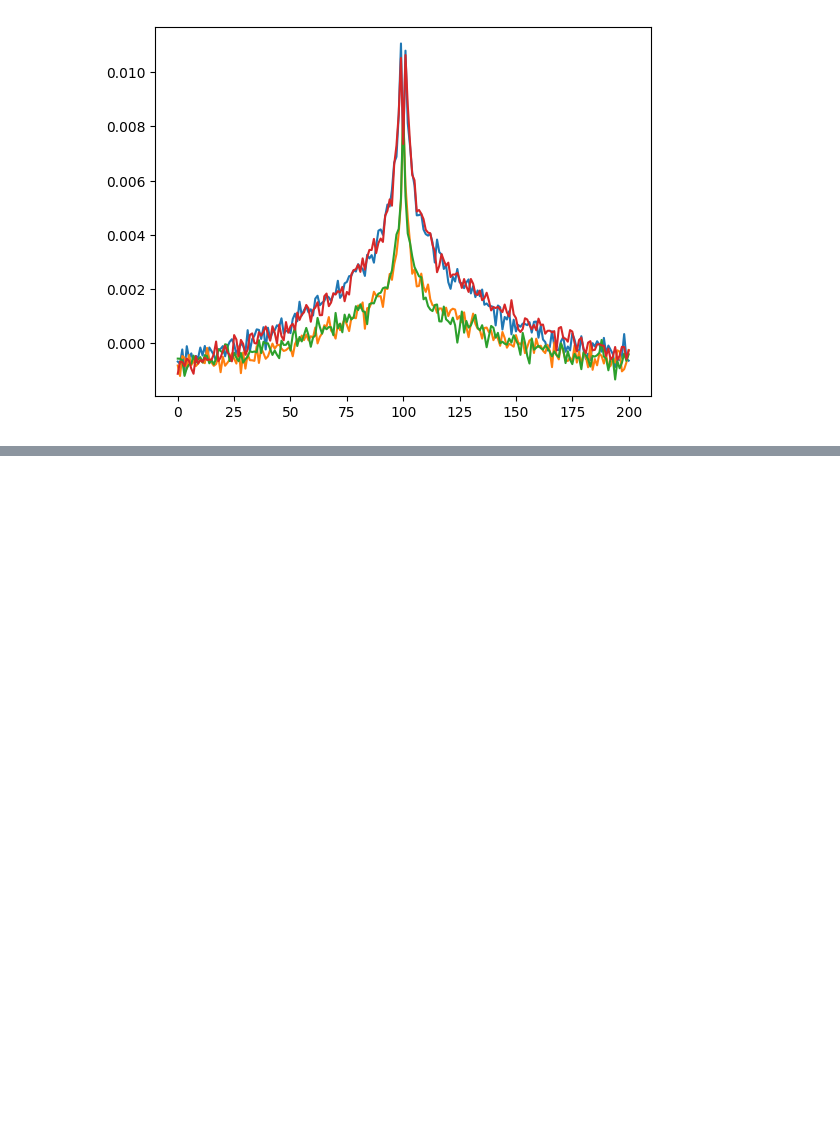
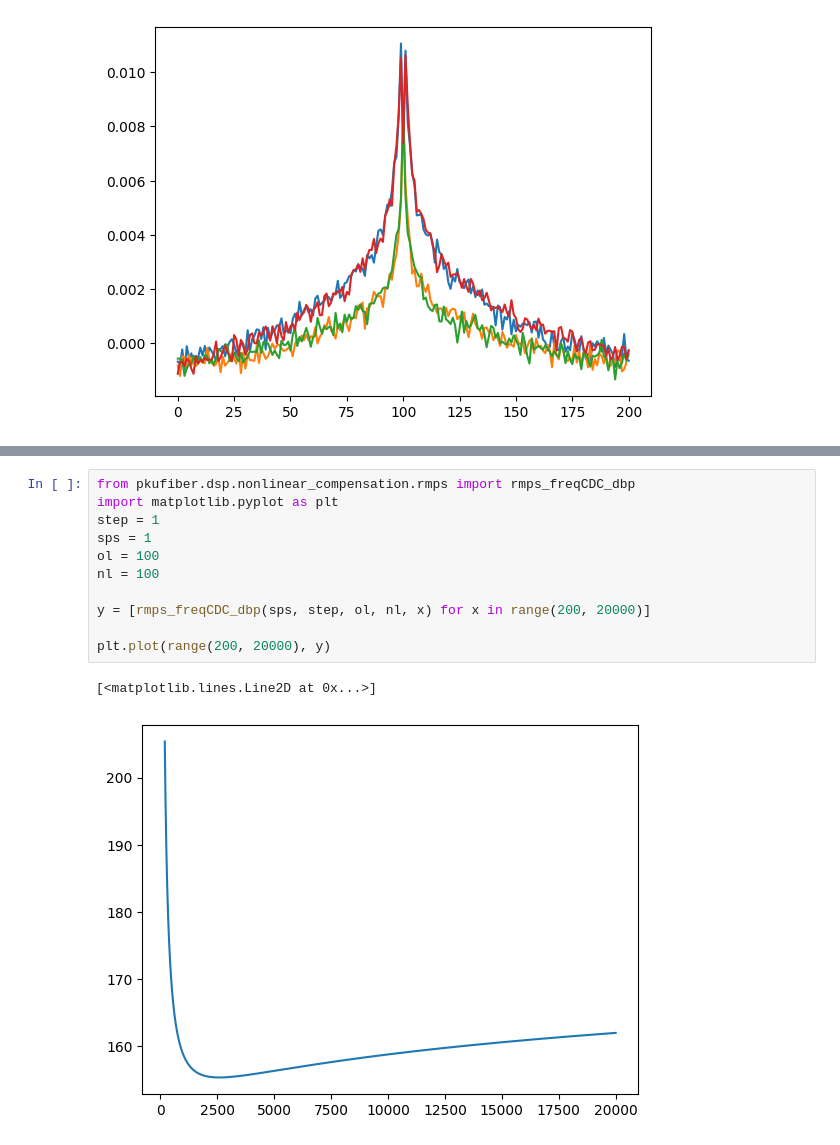
Before and after one commit to xinyuxiao113/pkufiber, a Jupyter notebook: show.ipynb, the cells around one changed output, grey strips where cells are left out. Cells and saved outputs as stored; diff of their text form; blank space fills up the shorter version.

```diff
--- a/show.ipynb
+++ b/show.ipynb
@@ -109,0 +195,14 @@ torch.Size([2, 2, 801])
+# %%
+from pkufiber.dsp.nonlinear_compensation.rmps import rmps_freqCDC_dbp
+import matplotlib.pyplot as plt
+step = 1
+sps = 1
+ol = 100
+nl = 100
+
+y = [rmps_freqCDC_dbp(sps, step, ol, nl, x) for x in range(200, 20000)]
+
+plt.plot(range(200, 20000), y)
+# %% [output]
+[<matplotlib.lines.Line2D at 0x...>]
+[figure, added]
```
Also changed, not shown: parts of 8 cells of this notebook, 19 other files.
